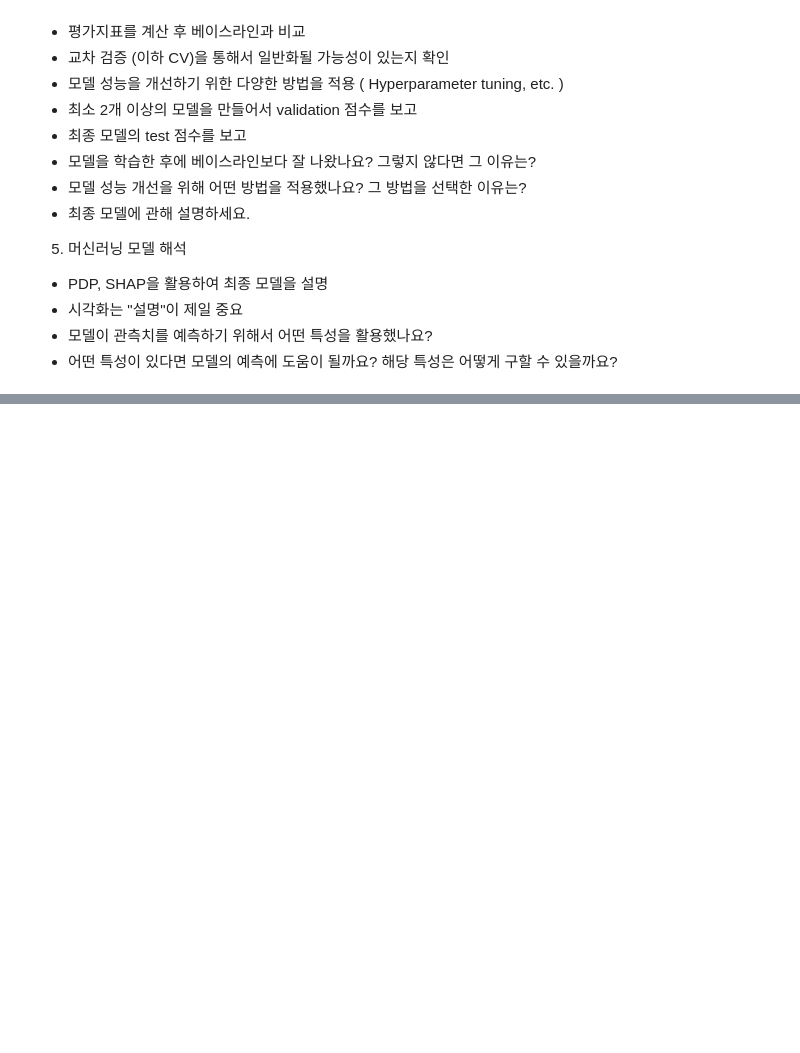
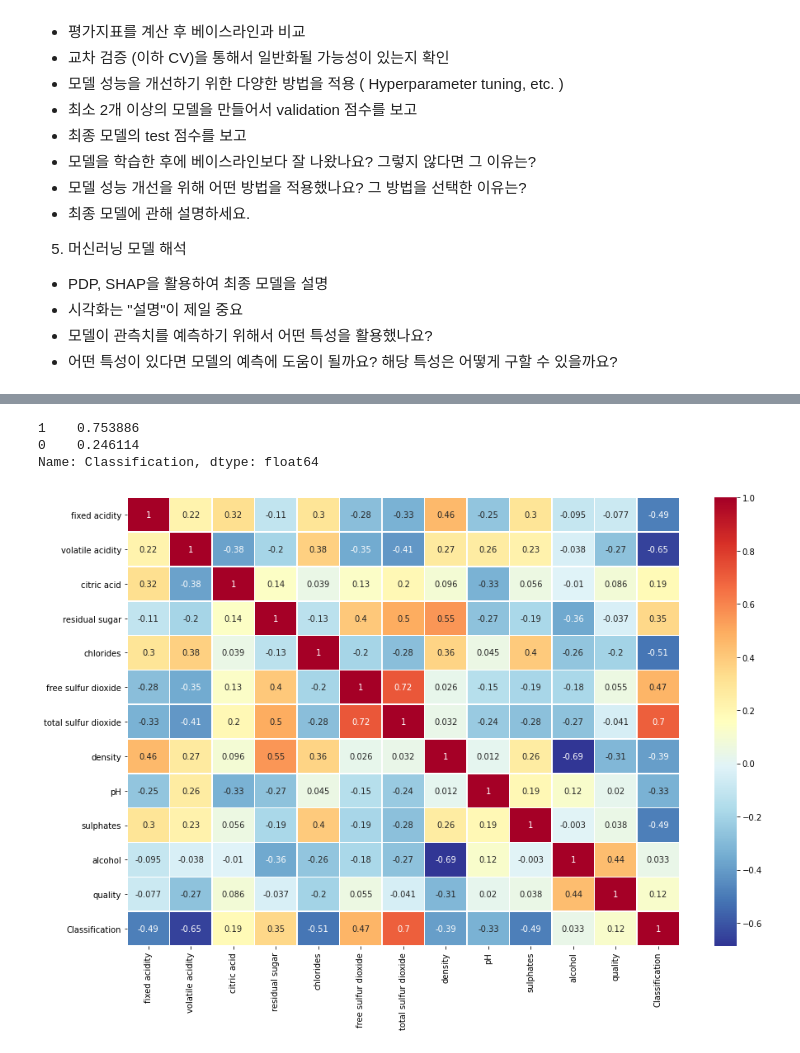
Before and after one commit to sksos7/Project, a Jupyter notebook: Codestates_AI_05/Project_S_02/AI_05_이동규_Section2.ipynb, the cells around one changed output, grey strips where cells are left out. Drawn from its saved outputs; the diff is of its cells as text; code cells hidden in the pictures; blank space fills up the shorter version.

```diff
--- a/Codestates_AI_05/Project_S_02/AI_05_이동규_Section2.ipynb
+++ b/Codestates_AI_05/Project_S_02/AI_05_이동규_Section2.ipynb
@@ -50,0 +115,5 @@ rw = pd.read_csv('/content/drive/MyDrive/AI_05/S2/N2_Project/winequality-red.csv
+# %%
+# 1 - white, 0 - red
+ww['Classification'] = 1
+rw['Classification'] = 0
+ww.head()
@@ -50,0 +127,20 @@ rw = pd.read_csv('/content/drive/MyDrive/AI_05/S2/N2_Project/winequality-red.csv
+# %%
+# 레드 or 화이트 분류 문제
+df = pd.concat([ww,rw])
+# %%
+# 최빈값을 베이스 라인으로
+df['Classification'].value_counts(normalize=True)
+# %% [output]
+1    0.753886
+0    0.246114
+Name: Classification, dtype: float64
+# %%
+# 특성들 간의 상간관계
+plt.subplots( figsize=(15,10) )
+sns.heatmap(df.corr(),
+            cmap = 'RdYlBu_r',
+            annot = True,
+            linewidths=.5,
+           );
+# %% [output]
+[figure, added]
```
Also changed, not shown: parts of 33 cells of this notebook.
